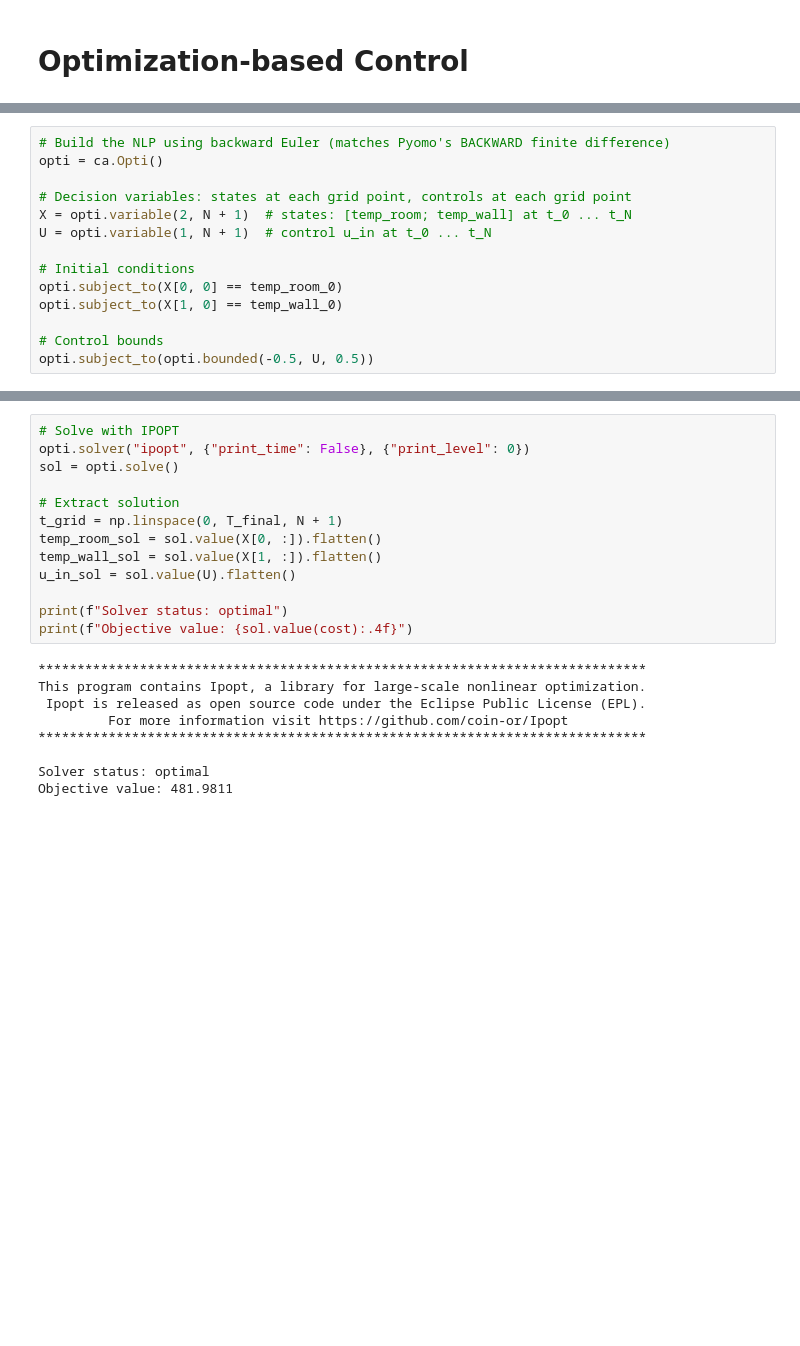
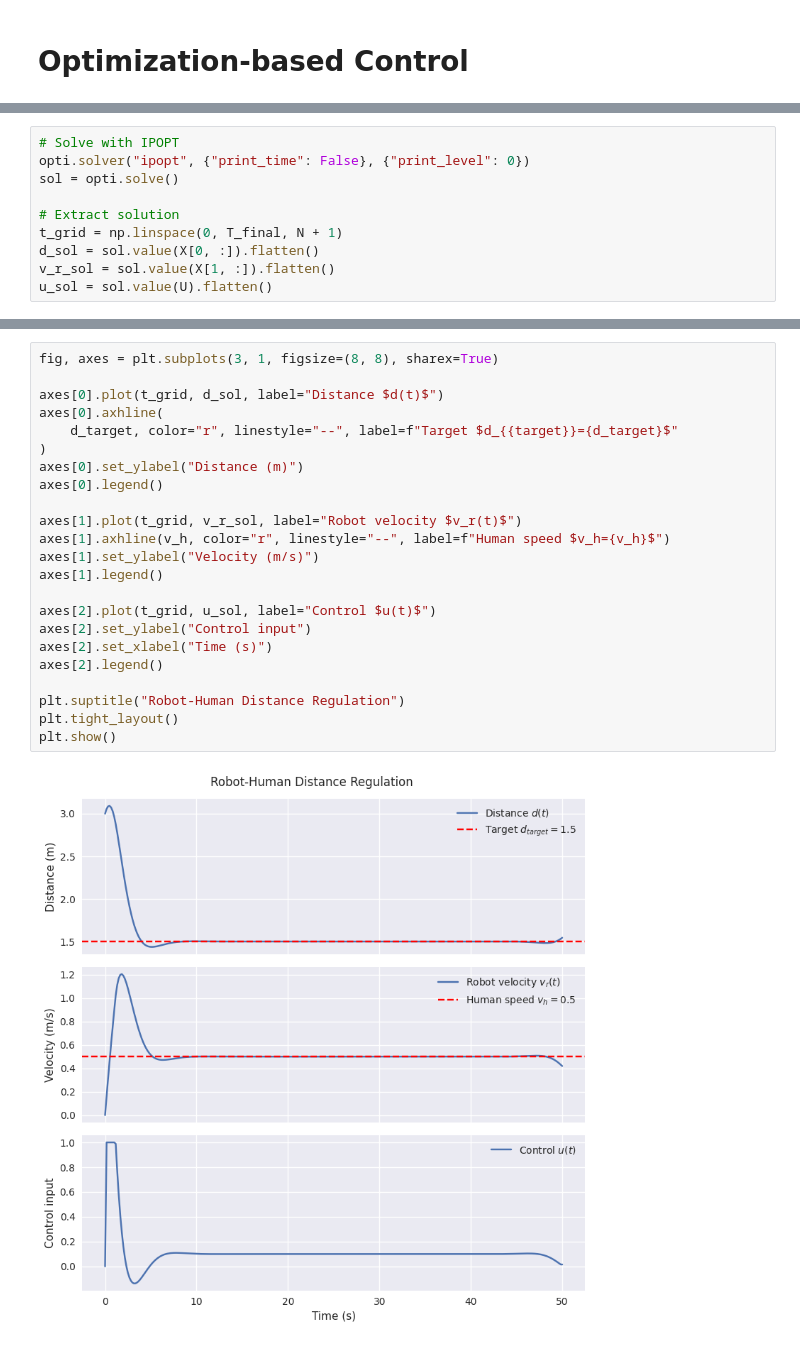
Before and after one commit to SMU-HCI/cs702-ci, a Jupyter notebook: 14_optimization_control/lecture/opt_control_casadi.ipynb, the cells around one changed output, grey strips where cells are left out. Cells and saved outputs as stored; diff of their text form; blank space fills up the shorter version.

Commit message:
Working on updating the opt-control code

```diff
--- a/14_optimization_control/lecture/opt_control_casadi.ipynb
+++ b/14_optimization_control/lecture/opt_control_casadi.ipynb
@@ -32,15 +61,11 @@ def ode(x, u):
 # %%
-# Build the NLP using backward Euler (matches Pyomo's BACKWARD finite difference)
-opti = ca.Opti()
+# Solve with IPOPT
+opti.solver("ipopt", {"print_time": False}, {"print_level": 0})
+sol = opti.solve()
 
-# Decision variables: states at each grid point, controls at each grid point
-X = opti.variable(2, N + 1)  # states: [temp_room; temp_wall] at t_0 ... t_N
-U = opti.variable(1, N + 1)  # control u_in at t_0 ... t_N
-
-# Initial conditions
-opti.subject_to(X[0, 0] == temp_room_0)
-opti.subject_to(X[1, 0] == temp_wall_0)
-
-# Control bounds
-opti.subject_to(opti.bounded(-0.5, U, 0.5))
+# Extract solution
+t_grid = np.linspace(0, T_final, N + 1)
+d_sol = sol.value(X[0, :]).flatten()
+v_r_sol = sol.value(X[1, :]).flatten()
+u_sol = sol.value(U).flatten()
 # %%
@@ -64,22 +91,25 @@ opti.minimize(cost)
 # %%
-# Solve with IPOPT
-opti.solver("ipopt", {"print_time": False}, {"print_level": 0})
-sol = opti.solve()
+fig, axes = plt.subplots(3, 1, figsize=(8, 8), sharex=True)
 
-# Extract solution
-t_grid = np.linspace(0, T_final, N + 1)
-temp_room_sol = sol.value(X[0, :]).flatten()
-temp_wall_sol = sol.value(X[1, :]).flatten()
-u_in_sol = sol.value(U).flatten()
+axes[0].plot(t_grid, d_sol, label="Distance $d(t)$")
+axes[0].axhline(
+    d_target, color="r", linestyle="--", label=f"Target $d_{{target}}={d_target}$"
+)
+axes[0].set_ylabel("Distance (m)")
+axes[0].legend()
 
-print(f"Solver status: optimal")
-print(f"Objective value: {sol.value(cost):.4f}")
+axes[1].plot(t_grid, v_r_sol, label="Robot velocity $v_r(t)$")
+axes[1].axhline(v_h, color="r", linestyle="--", label=f"Human speed $v_h={v_h}$")
+axes[1].set_ylabel("Velocity (m/s)")
+axes[1].legend()
+
+axes[2].plot(t_grid, u_sol, label="Control $u(t)$")
+axes[2].set_ylabel("Control input")
+axes[2].set_xlabel("Time (s)")
+axes[2].legend()
+
+plt.suptitle("Robot-Human Distance Regulation")
+plt.tight_layout()
+plt.show()
 # %% [output]
-******************************************************************************
-This program contains Ipopt, a library for large-scale nonlinear optimization.
- Ipopt is released as open source code under the Eclipse Public License (EPL).
-         For more information visit https://github.com/coin-or/Ipopt
-******************************************************************************
-
-Solver status: optimal
-Objective value: 481.9811
+[figure, added]
```
Also changed, not shown: parts of 5 cells of this notebook.
